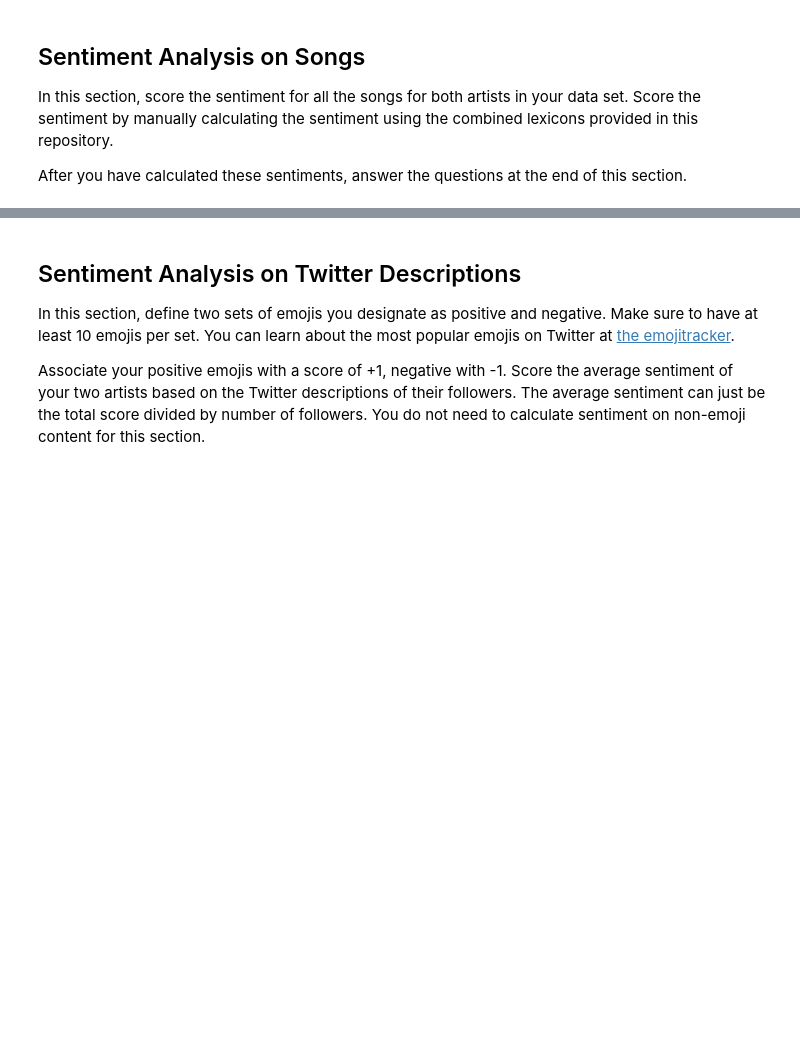
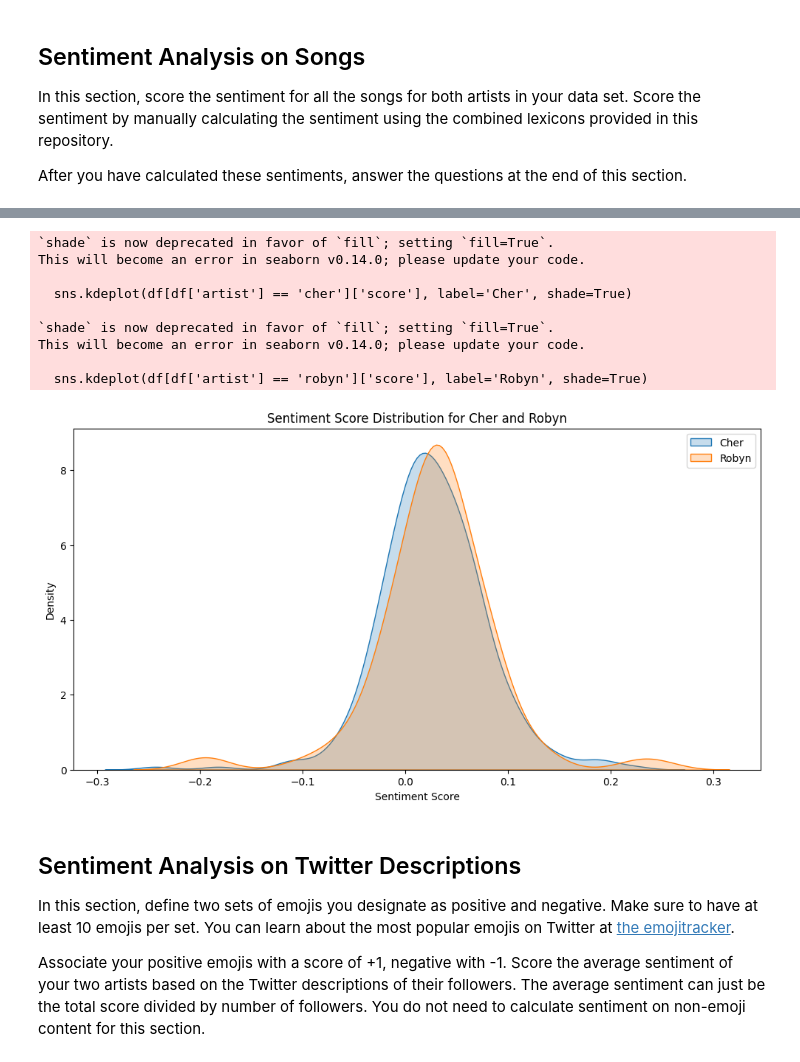
Before and after one commit to GonBla/Assign6_509_MADS, a Jupyter notebook: Sentiment Assignment.ipynb, the cells around one changed output, grey strips where cells are left out. Saved outputs shown, nothing was run; the diff lists cells and outputs as text; code cells hidden in the pictures; blank space fills up the shorter version.

```diff
--- a/Sentiment Assignment.ipynb
+++ b/Sentiment Assignment.ipynb
@@ -33,6 +47,6 @@ sw = stopwords.words("english")
 # %%
 # change `data_location` to the location of the folder on your machine.
-data_location = "/users/rsadeghian/textmining/ads-tm-api-scrape/"
+data_location = "/users/Gonzalo B/Downloads/AppliedTextMining/Module2/Assign 2/M1 Results/"
 
 # These subfolders should still work if you correctly stored the
 # data from the Module 1 assignment
@@ -68,0 +176,12 @@ After you have calculated these sentiments, answer the questions at the end of t
+# %%
+# Average sentiment per song
+for artist, songs in lyrics_data.items():
+    score = 0
+    num_songs = len(songs)
+
+    # Sum and divide by songs number
+    for song, data in songs.items():
+        score += data['score']
+    avg_score = score / num_songs
+    # Result for each artist
+    print(f"{artist} has an average of {avg_score}")
@@ -68,0 +191,13 @@ After you have calculated these sentiments, answer the questions at the end of t
+# %%
+# Convert to dataframe for easier manipulation
+data_list = []
+for artist, songs in lyrics_data.items():
+    for song, data in songs.items():
+        data_list.append({
+            'artist': artist,
+            'song': song,
+            'score': data['score'],
+            'lyrics': data['lyrics']
+        })
+df = pd.DataFrame(data_list)
+print(df.head())
@@ -91,3 +357,30 @@ Q: Plot the distributions of the sentiment scores for both artists. You can use
+# %%
+# Helped by Chatgpt to plot the distributions
+# Set up the figure
+plt.figure(figsize=(12, 6))
+
+# Kernel density plot for both artists
+sns.kdeplot(df[df['artist'] == 'cher']['score'], label='Cher', shade=True)
+sns.kdeplot(df[df['artist'] == 'robyn']['score'], label='Robyn', shade=True)
+
+# Add title and labels
+plt.title('Sentiment Score Distribution for Cher and Robyn')
+plt.xlabel('Sentiment Score')
+plt.ylabel('Density')
+
+plt.legend()
+plt.show()
+# %% [output]
+`shade` is now deprecated in favor of `fill`; setting `fill=True`.
+This will become an error in seaborn v0.14.0; please update your code.
+
+  sns.kdeplot(df[df['artist'] == 'cher']['score'], label='Cher', shade=True)
+
+`shade` is now deprecated in favor of `fill`; setting `fill=True`.
+This will become an error in seaborn v0.14.0; please update your code.
+
+  sns.kdeplot(df[df['artist'] == 'robyn']['score'], label='Robyn', shade=True)
+[figure, added]
 # %% [markdown]
 ## Sentiment Analysis on Twitter Descriptions
 
```
Also changed, not shown: parts of 15 cells of this notebook.
